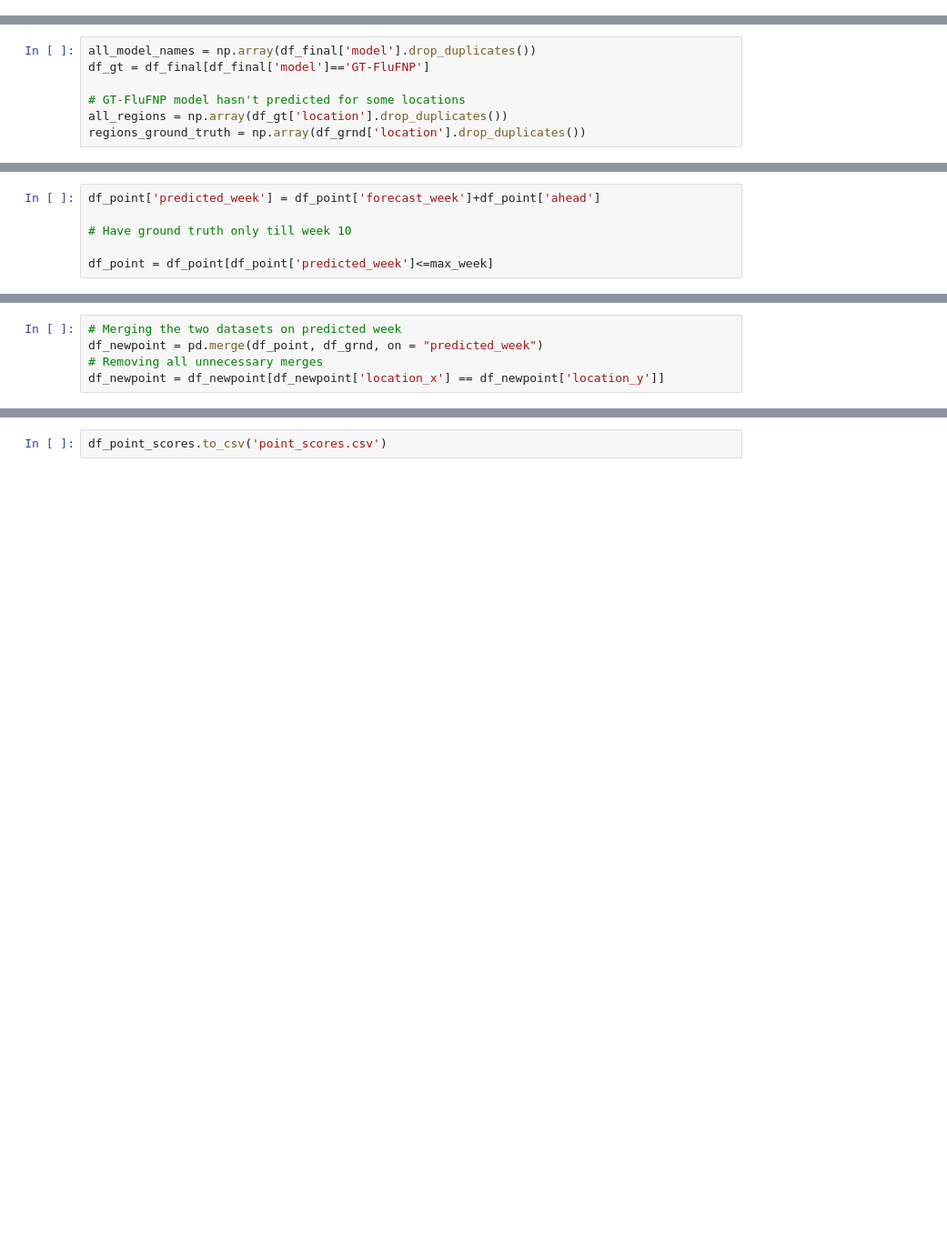
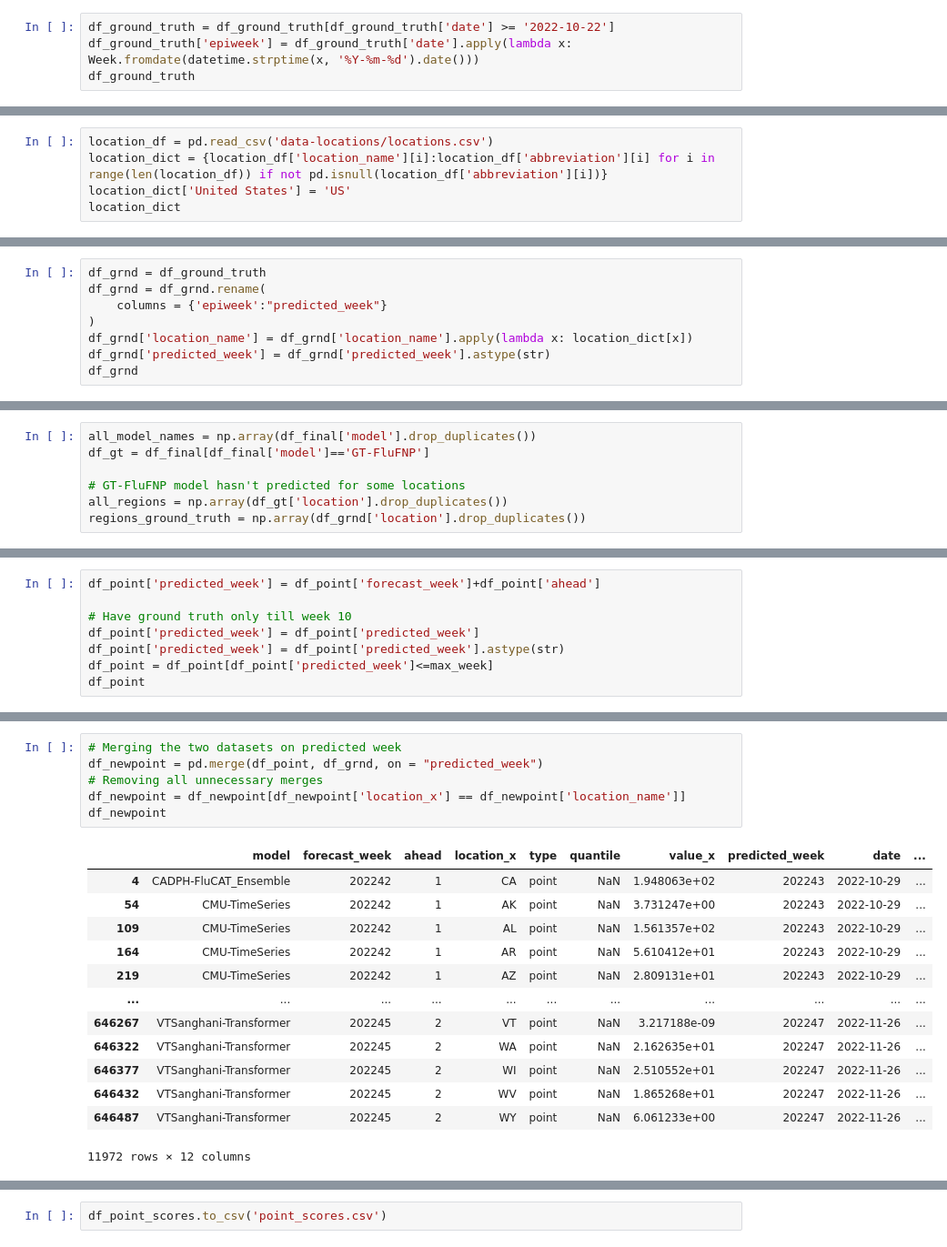
Before and after one commit to AdityaLab/Flusight-forecast-data, a Jupyter notebook: plot_scores.ipynb, the cells around one changed output, grey strips where cells are left out. Shown at 91% size. Saved outputs shown, nothing was run; the diff lists cells and outputs as text; blank space fills up the shorter version.

```diff
--- a/plot_scores.ipynb
+++ b/plot_scores.ipynb
@@ -24,0 +29,4 @@ df_grnd = df_grnd.sort_values('location', kind = 'mergesort')
+# %%
+df_ground_truth = df_ground_truth[df_ground_truth['date'] >= '2022-10-22']
+df_ground_truth['epiweek'] = df_ground_truth['date'].apply(lambda x: Week.fromdate(datetime.strptime(x, '%Y-%m-%d').date()))
+df_ground_truth
@@ -24,0 +52,5 @@ df_grnd = df_grnd.sort_values('location', kind = 'mergesort')
+# %%
+location_df = pd.read_csv('data-locations/locations.csv')
+location_dict = {location_df['location_name'][i]:location_df['abbreviation'][i] for i in range(len(location_df)) if not pd.isnull(location_df['abbreviation'][i])}
+location_dict['United States'] = 'US'
+location_dict
@@ -24,0 +75,8 @@ df_grnd = df_grnd.sort_values('location', kind = 'mergesort')
+# %%
+df_grnd = df_ground_truth
+df_grnd = df_grnd.rename(
+    columns = {'epiweek':"predicted_week"}
+)
+df_grnd['location_name'] = df_grnd['location_name'].apply(lambda x: location_dict[x])
+df_grnd['predicted_week'] = df_grnd['predicted_week'].astype(str)
+df_grnd
@@ -46,8 +136,10 @@ max_week = df_grnd['predicted_week'].max()
 df_point['predicted_week'] = df_point['forecast_week']+df_point['ahead']
 
 # Have ground truth only till week 10
-
+df_point['predicted_week'] = df_point['predicted_week']
+df_point['predicted_week'] = df_point['predicted_week'].astype(str)
 df_point = df_point[df_point['predicted_week']<=max_week]
+df_point
 # %% [output]
 A value is trying to be set on a copy of a slice from a DataFrame.
 Try using .loc[row_indexer,col_indexer] = value instead
@@ -57,5 +189,20 @@ See the caveats in the documentation: https://pandas.pydata.org/pandas-docs/stab
 # %%
 # Merging the two datasets on predicted week
 df_newpoint = pd.merge(df_point, df_grnd, on = "predicted_week")
 # Removing all unnecessary merges
-df_newpoint = df_newpoint[df_newpoint['location_x'] == df_newpoint['location_y']]
+df_newpoint = df_newpoint[df_newpoint['location_x'] == df_newpoint['location_name']]
+df_newpoint
+# %% [output]
+|  | model | forecast_week | ahead | location_x | type | quantile | value_x | predicted_week | date | ... |
+| 4 | CADPH-FluCAT_Ensemble | 202242 | 1 | CA | point | NaN | 1.948063e+02 | 202243 | 2022-10-29 | ... |
+| 54 | CMU-TimeSeries | 202242 | 1 | AK | point | NaN | 3.731247e+00 | 202243 | 2022-10-29 | ... |
+| 109 | CMU-TimeSeries | 202242 | 1 | AL | point | NaN | 1.561357e+02 | 202243 | 2022-10-29 | ... |
+| 164 | CMU-TimeSeries | 202242 | 1 | AR | point | NaN | 5.610412e+01 | 202243 | 2022-10-29 | ... |
+| 219 | CMU-TimeSeries | 202242 | 1 | AZ | point | NaN | 2.809131e+01 | 202243 | 2022-10-29 | ... |
+| ... | ... | ... | ... | ... | ... | ... | ... | ... | ... | ... |
+| 646267 | VTSanghani-Transformer | 202245 | 2 | VT | point | NaN | 3.217188e-09 | 202247 | 2022-11-26 | ... |
+| 646322 | VTSanghani-Transformer | 202245 | 2 | WA | point | NaN | 2.162635e+01 | 202247 | 2022-11-26 | ... |
+| 646377 | VTSanghani-Transformer | 202245 | 2 | WI | point | NaN | 2.510552e+01 | 202247 | 2022-11-26 | ... |
+| 646432 | VTSanghani-Transformer | 202245 | 2 | WV | point | NaN | 1.865268e+01 | 202247 | 2022-11-26 | ... |
+| 646487 | VTSanghani-Transformer | 202245 | 2 | WY | point | NaN | 6.061233e+00 | 202247 | 2022-11-26 | ... |
+11972 rows × 12 columns
```
Also changed, not shown: parts of 19 cells of this notebook, 7 other files.
